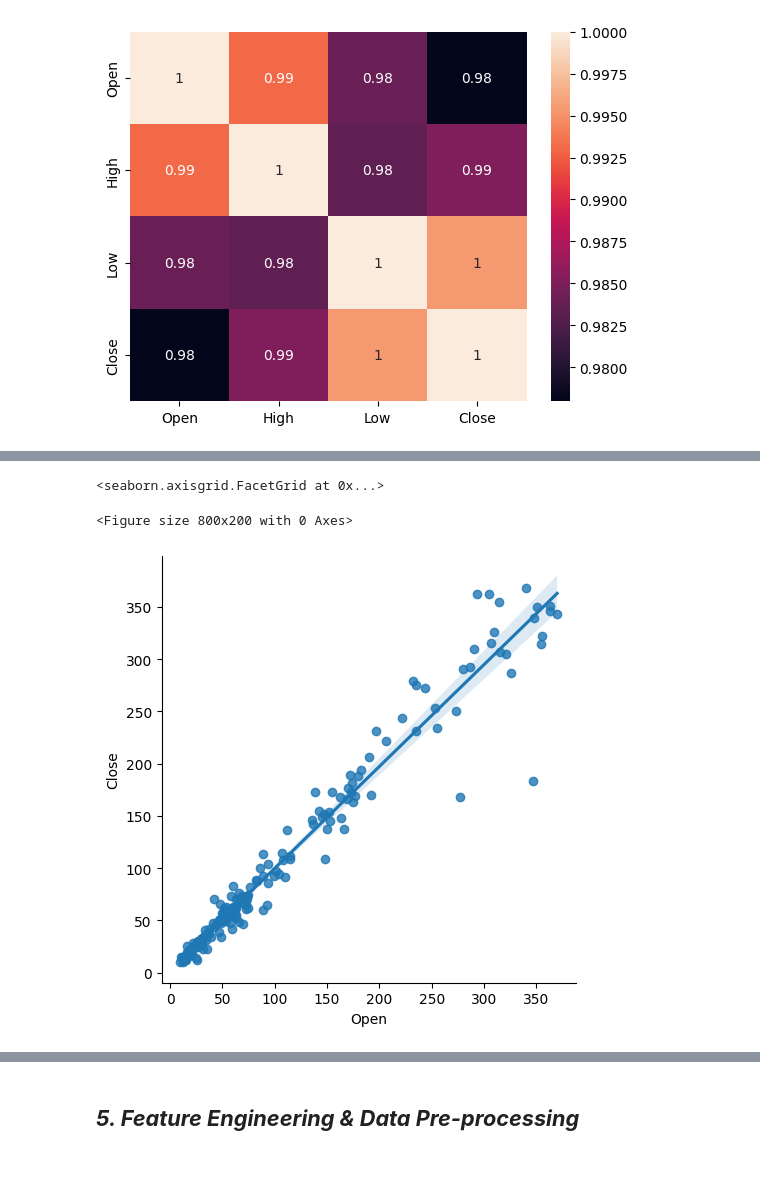
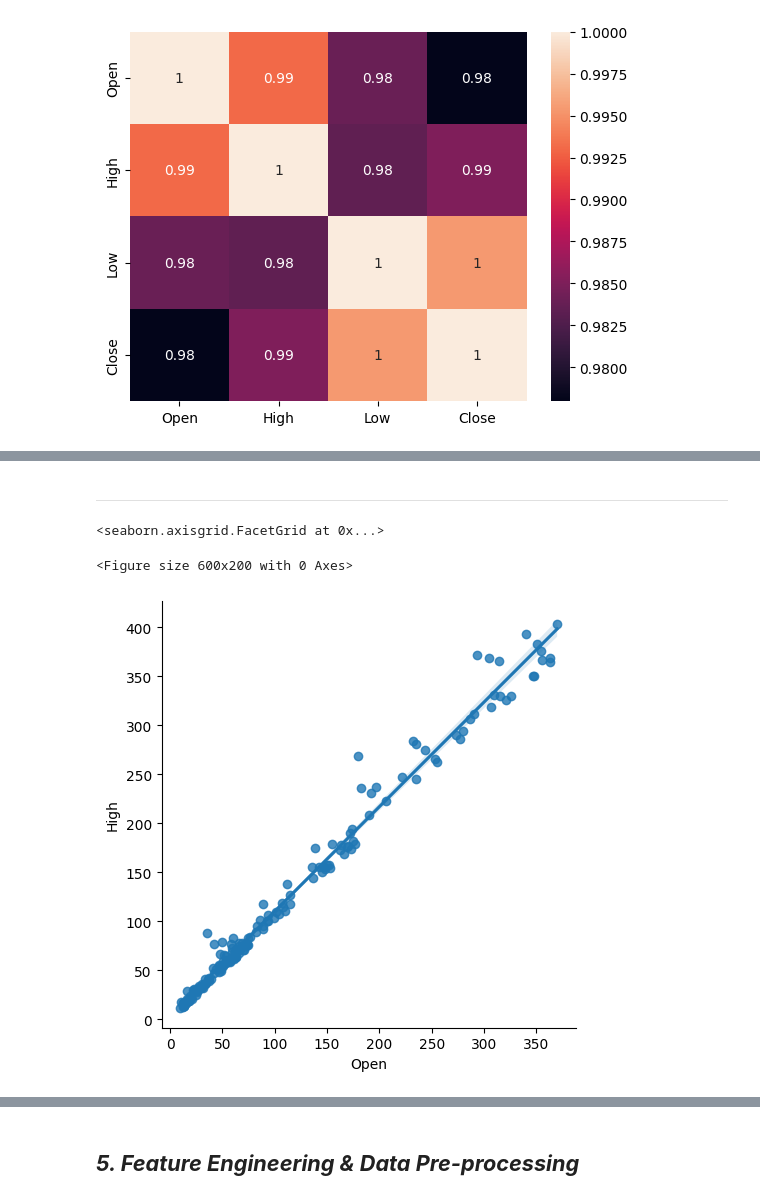
Before and after one commit to Sandeshwebdev1999/EDA_python, a Jupyter notebook: Yes_bank_stock_prediction.ipynb, the cells around one changed output, grey strips where cells are left out. Cells and saved outputs as stored; diff of their text form; code cells hidden in the pictures; blank space fills up the shorter version.

```diff
--- a/Yes_bank_stock_prediction.ipynb
+++ b/Yes_bank_stock_prediction.ipynb
@@ -227,0 +206,2 @@ dtype: int64
+# %%
+df['Date'] = pd.to_datetime(df['Date'], format='%b-%y')
@@ -247,7 +268,9 @@ sns.heatmap(num_columns.corr(),annot=True)
+# %% [markdown]
+____
 # %%
-plt.figure(figsize=(8,2))
-sns.lmplot(x='Open',y='Close',data=df)
+plt.figure(figsize=(6,2))
+sns.lmplot(x='Open',y='High',data=df)
 # %% [output]
 <seaborn.axisgrid.FacetGrid at 0x...>
-<Figure size 800x200 with 0 Axes>
+<Figure size 600x200 with 0 Axes>
-[figure, old version]
+[figure, new version]
```
Also changed, not shown: parts of 62 cells of this notebook.
